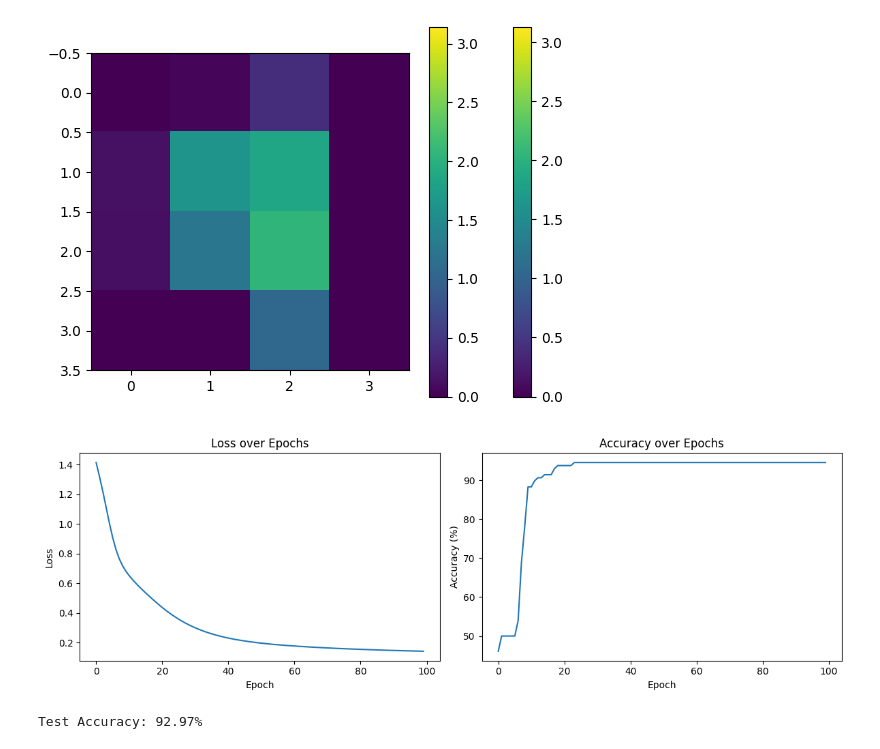
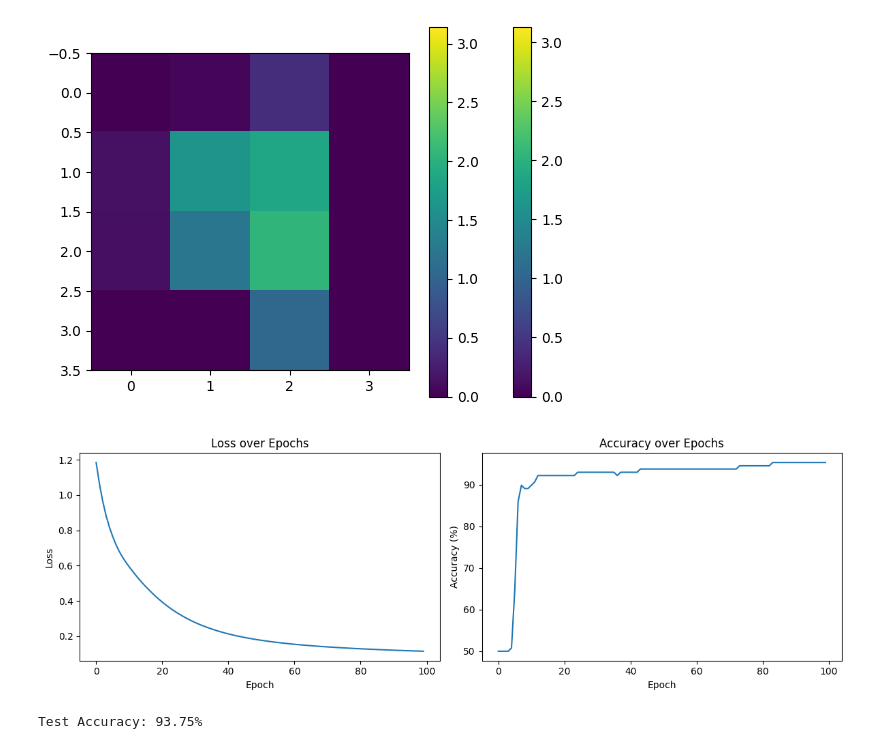
Before and after one commit to hmk55555/QCNN-Research, a Jupyter notebook: GPU/ClassicalTesting/cnn_model128(2Classes).ipynb, the cells around one changed output. Cells and saved outputs as stored; diff of their text form; code cells hidden in the pictures.

```diff
--- a/GPU/ClassicalTesting/cnn_model128(2Classes).ipynb
+++ b/GPU/ClassicalTesting/cnn_model128(2Classes).ipynb
@@ -177,9 +177,7 @@ X1 = torch.tensor(x1, dtype=torch.float32).to("cuda").reshape(-1, 1, 4, 4)
 Y1 = torch.tensor(y1, dtype=torch.long).to("cuda")
 
 # One-Hot Encoding for Final Processing
-num_classes = 4
-Y = (torch.nn.functional.one_hot(Y, num_classes=num_classes).float())
-Y1 = (torch.nn.functional.one_hot(Y1, num_classes=num_classes).float())
+num_classes = 2
 
 print(X.shape,Y.shape,X1.shape,Y1.shape)
 
@@ -213,8 +211,7 @@ optimizer = torch.optim.Adam(model.parameters(), lr=0.001)
 # Accuracy Function
 def accuracy(output, y):
     preds = torch.argmax(output, dim=1)
-    true = torch.argmax(y, dim=1)
-    correct = (preds == true).sum().item()
+    correct = (preds == y).sum().item()
     return (correct / y.size(0)) * 100
 
 # Training Loop
@@ -298,6 +295,6 @@ Epoch: 100, Loss: 0.1429, Accuracy: 94.53%
 [figure]
-[figure, old version]
+[figure, new version]
-Test Accuracy: 92.97%
+Test Accuracy: 93.75%
 # %%
 def translate(array):
     arr = []
```
Also changed, not shown: parts of 2 cells of this notebook, 11 other files.
